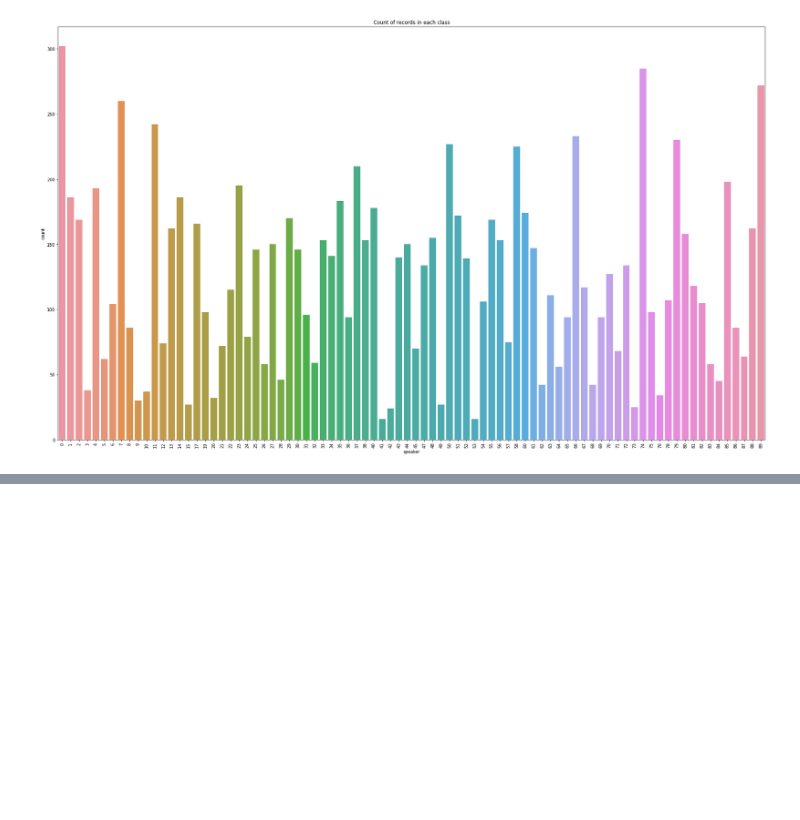
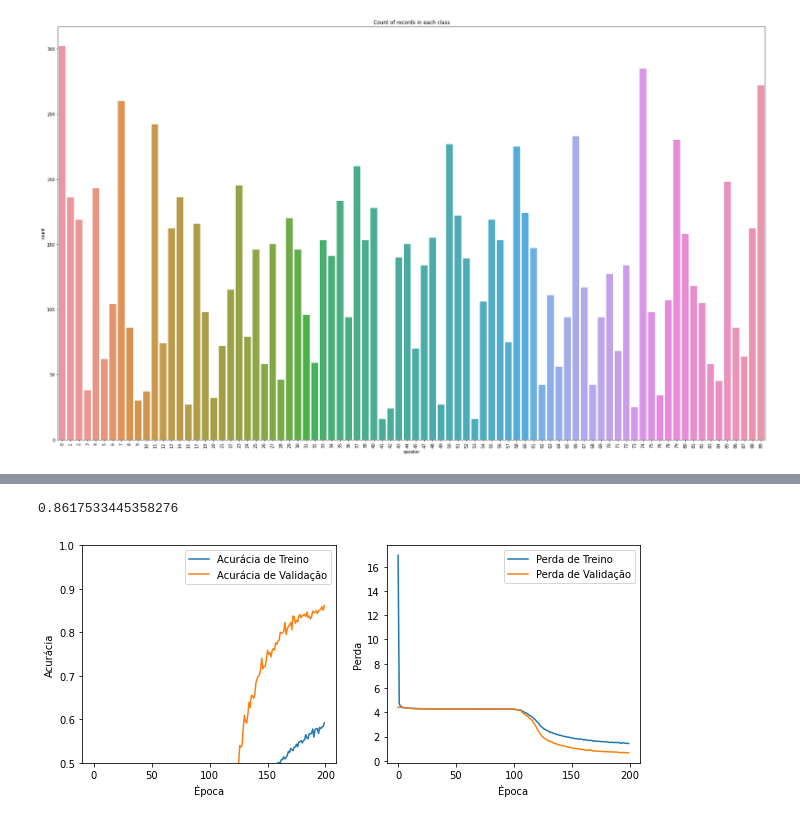
Before and after one commit to joaoarthurolv/deep-learning, a Jupyter notebook: speaker-recognition.ipynb, the cells around one changed output, grey strips where cells are left out. Cells and saved outputs as stored; diff of their text form; code cells hidden in the pictures; blank space fills up the shorter version.

Commit message:
Finalizando treinamento do modelo de predição

```diff
--- a/speaker-recognition.ipynb
+++ b/speaker-recognition.ipynb
@@ -80,3 +67,6 @@ for index_num,row in tqdm(audios.iterrows()):
     final_class_labels=row["speaker"]
     data=features_extractor(file_name)
     extracted_features.append([data,final_class_labels])
+# %%
+extracted_features_df=pd.DataFrame(extracted_features,columns=['file_path','speaker'])
+extracted_features_df.head()
@@ -82,0 +94,7 @@ for index_num,row in tqdm(audios.iterrows()):
+# %%
+from tensorflow.keras.models import Sequential
+from tensorflow.keras.layers import Dense,Dropout,Activation,Flatten
+from tensorflow.keras.optimizers import Adam
+from sklearn import metrics
+### No of classes
+num_labels=y.shape[1]
@@ -82,0 +138,14 @@ for index_num,row in tqdm(audios.iterrows()):
+# %%
+model.compile(loss='categorical_crossentropy',metrics=['accuracy'],optimizer='adam')
+# %%
+## Trianing my model
+from tensorflow.keras.callbacks import ModelCheckpoint
+from datetime import datetime
+num_epochs = 200
+num_batch_size = 128
+checkpointer = ModelCheckpoint(filepath='./audio_classification.hdf5',
+                               verbose=1, save_best_only=True)
+start = datetime.now()
+history = model.fit(X_train, y_train, batch_size=num_batch_size, epochs=num_epochs, validation_data=(X_test, y_test), callbacks=[checkpointer], verbose=1)
+duration = datetime.now() - start
+print("Training completed in time: ", duration)
@@ -82,0 +170,26 @@ for index_num,row in tqdm(audios.iterrows()):
+# %%
+test_accuracy=model.evaluate(X_test,y_test,verbose=0)
+print(test_accuracy[1])
+# %% [output]
+0.8617533445358276
+# %%
+plt.figure(figsize=(10,4))
+
+plt.subplot(1,2,1)
+plt.plot(history.history['accuracy'], label='Acurácia de Treino')
+plt.plot(history.history['val_accuracy'], label = 'Acurácia de Validação')
+plt.xlabel('Época')
+plt.ylabel('Acurácia')
+plt.ylim([0.5, 1])
+plt.legend(loc='upper right')
+
+plt.subplot(1,2,2)
+plt.plot(history.history['loss'], label='Perda de Treino')
+plt.plot(history.history['val_loss'], label = 'Perda de Validação')
+plt.xlabel('Época')
+plt.ylabel('Perda')
+plt.legend(loc='upper right')
+
+plt.show()
+# %% [output]
+[figure, added]
```
Also changed, not shown: parts of 9 cells of this notebook.
